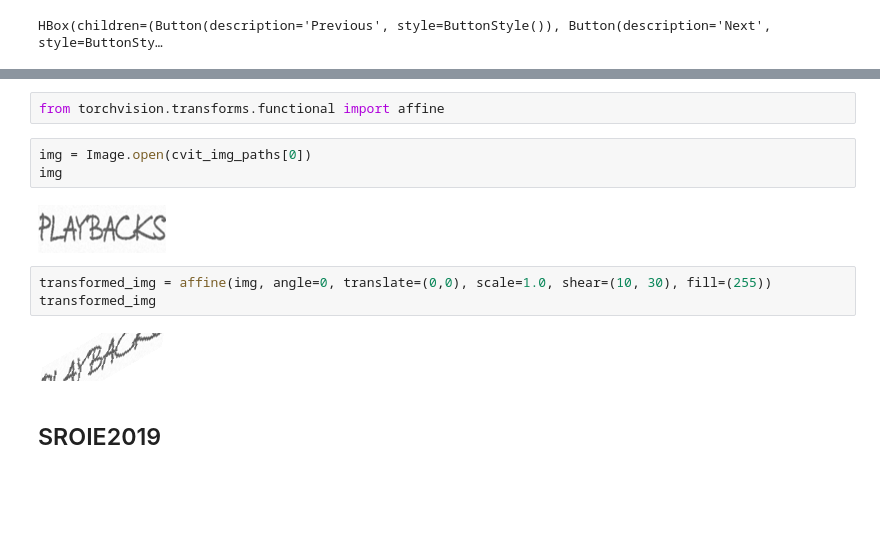
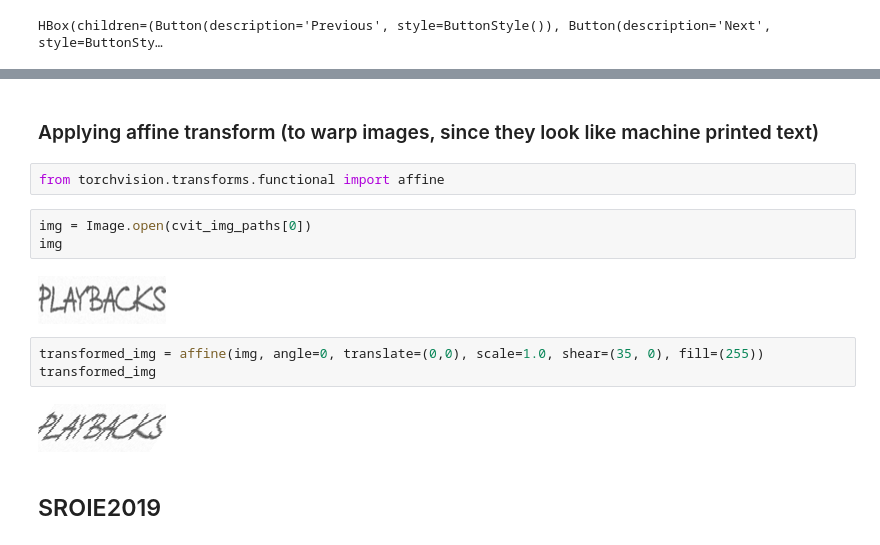
Before and after one commit to BU-Spark/ml-herbarium, a Jupyter notebook: trocr/evaluation-dataset/handwritten-typed-text-classification/Data_Collection.ipynb, the cells around one changed output, grey strips where cells are left out. Cells and saved outputs as stored; diff of their text form; blank space fills up the shorter version.

```diff
--- a/trocr/evaluation-dataset/handwritten-typed-text-classification/Data_Collection.ipynb
+++ b/trocr/evaluation-dataset/handwritten-typed-text-classification/Data_Collection.ipynb
@@ -234,15 +232,17 @@ HBox(children=(Button(description='Previous', style=ButtonStyle()), Button(descr
+# %% [markdown]
+### Applying affine transform (to warp images, since they look like machine printed text)
 # %%
 from torchvision.transforms.functional import affine
-# %%
-img = Image.open(cvit_img_paths[0])
-img
-# %% [output]
-[figure, removed]
-# %%
-transformed_img = affine(img, angle=0, translate=(0,0), scale=1.0, shear=(10, 30), fill=(255))
-transformed_img
-# %% [output]
-[figure, removed]
+# %%
+img = Image.open(cvit_img_paths[0])
+img
+# %% [output]
+[figure, added]
+# %%
+transformed_img = affine(img, angle=0, translate=(0,0), scale=1.0, shear=(35, 0), fill=(255))
+transformed_img
+# %% [output]
+[figure, added]
 # %% [markdown]
 ## SROIE2019
 # %%
```
Also changed, not shown: parts of 6 cells of this notebook, 1 other file.
